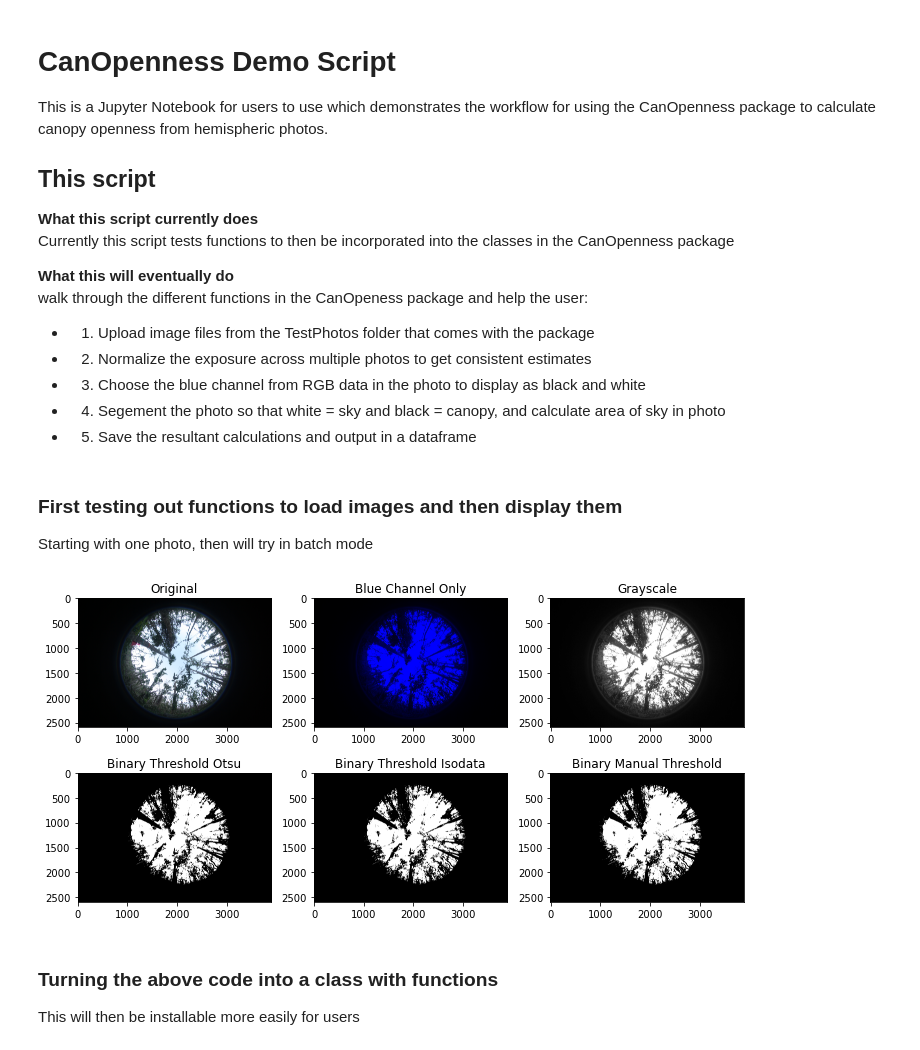
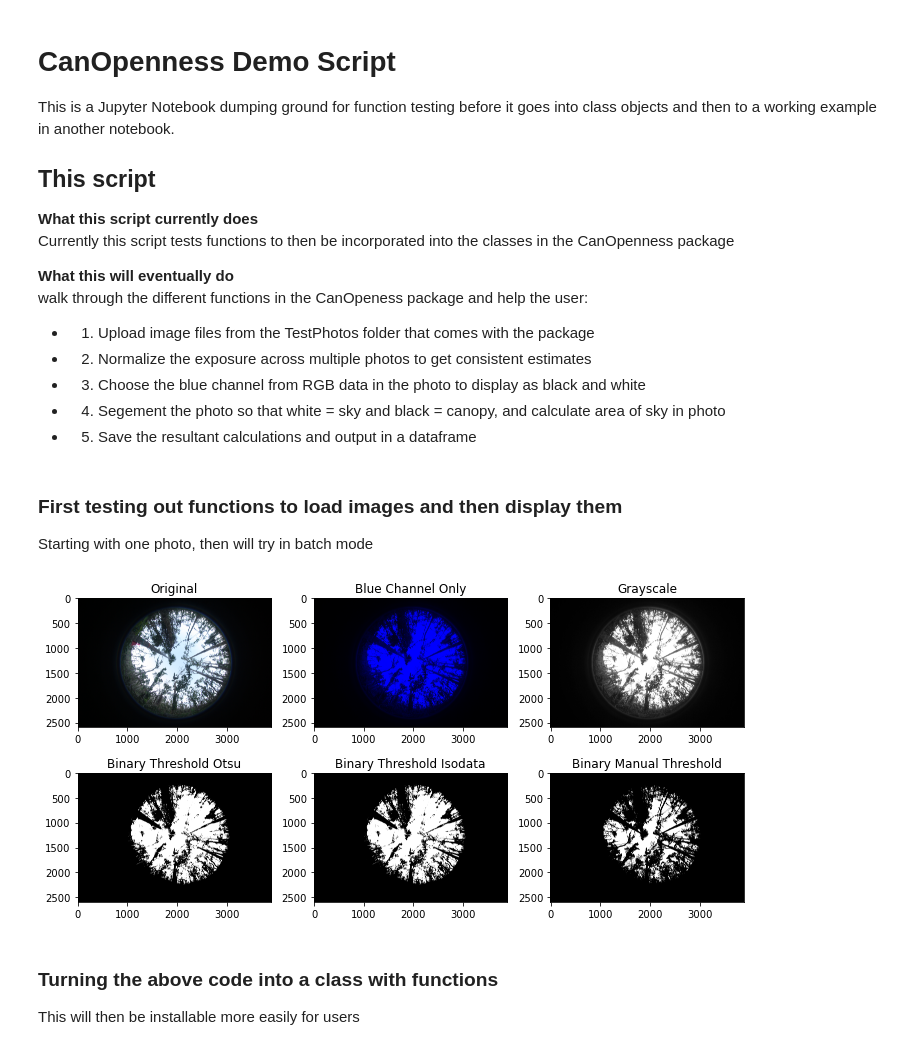
Before and after one commit to Roiak2/Canopy-Openness-from-Hemispheric-Photos, a Jupyter notebook: CanopyOpenness/CanOpenness Demo Script.ipynb, the cells around one changed output. Cells and saved outputs as stored; diff of their text form; code cells hidden in the pictures.

```diff
--- a/CanopyOpenness/CanOpenness Demo Script.ipynb
+++ b/CanopyOpenness/CanOpenness Demo Script.ipynb
@@ -1,7 +1,7 @@
 # %% [markdown]
 # CanOpenness Demo Script
 
-This is a Jupyter Notebook for users to use which demonstrates the workflow for using the CanOpenness package to calculate canopy openness from hemispheric photos.
+This is a Jupyter Notebook dumping ground for function testing before it goes into class objects and then to a working example in another notebook.
 
 ## This script
 **What this script currently does**
@@ -67,35 +67,35 @@ th = threshold_otsu(photo_gray)
 binary = photo_gray > th
 
 #Checking different algorithm
 th2 = threshold_isodata(photo_gray)
 
 binary2 = photo_gray > th2
 
 #manual threshold
-binary3 = np.where(photo_gray > 0.03, True, False)
+binary3 = np.where(photo_gray > 0.07, True, False)
 
 #plotting all together
 fig, axes = plt.subplots(2,3, figsize=(10,5)) #setting rows and columns
 ax = axes.ravel()
 
 ax[0].imshow(photo) #first image
 ax[0].set_title("Original") #title
 ax[1].imshow(photo_blue) #blue channel
 ax[1].set_title("Blue Channel Only") #title
 ax[2].imshow(photo_gray, cmap="gray") #grayscale
 ax[2].set_title("Grayscale") #title
 ax[3].imshow(binary, cmap=plt.cm.gray) #black and white after threshold
 ax[3].set_title("Binary Threshold Otsu") #title
 ax[4].imshow(binary2, cmap=plt.cm.gray) #black and white after threshold
 ax[4].set_title("Binary Threshold Isodata") #title
 ax[5].imshow(binary3, cmap=plt.cm.gray) #black and white after threshold
 ax[5].set_title("Binary Manual Threshold") #title
 
 #output
 fig.tight_layout() #layout tight
 plt.show() #show plot
 # %% [output]
-[figure, old version]
+[figure, new version]
 # %% [markdown]
 ### Turning the above code into a class with functions
 This will then be installable more easily for users
```
Also changed, not shown: parts of 2 cells of this notebook.
